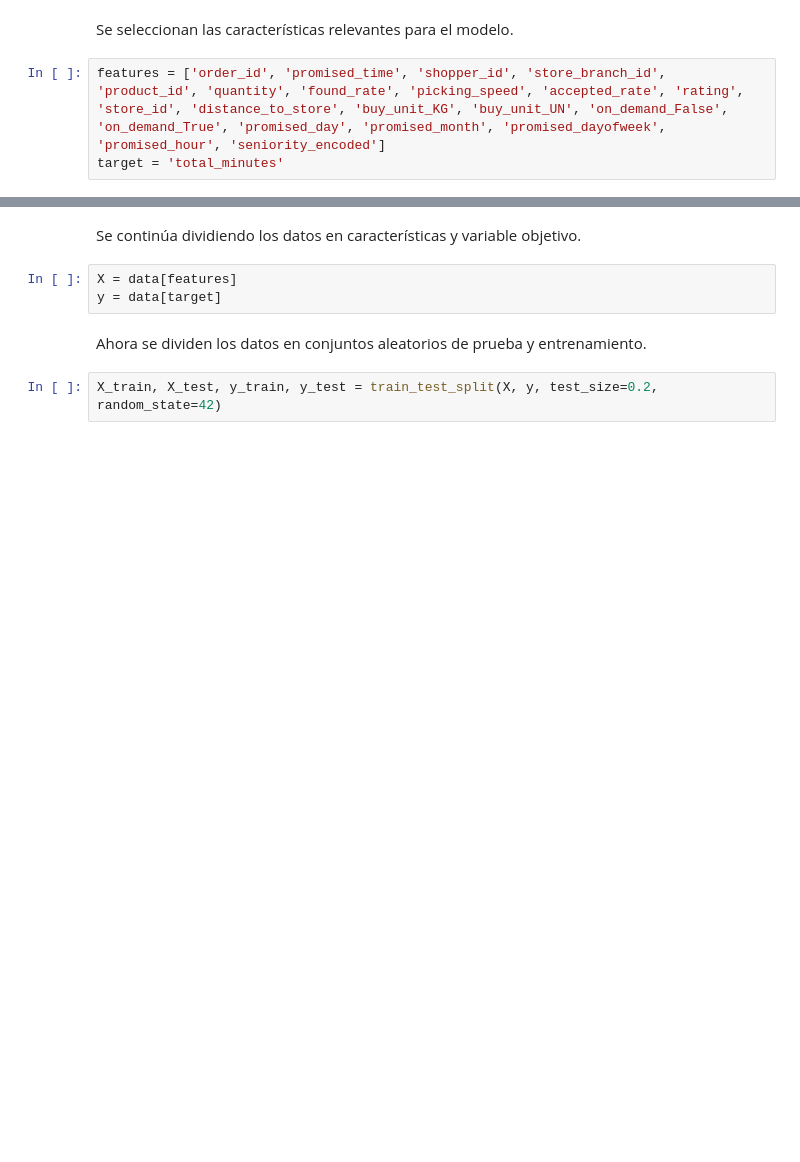
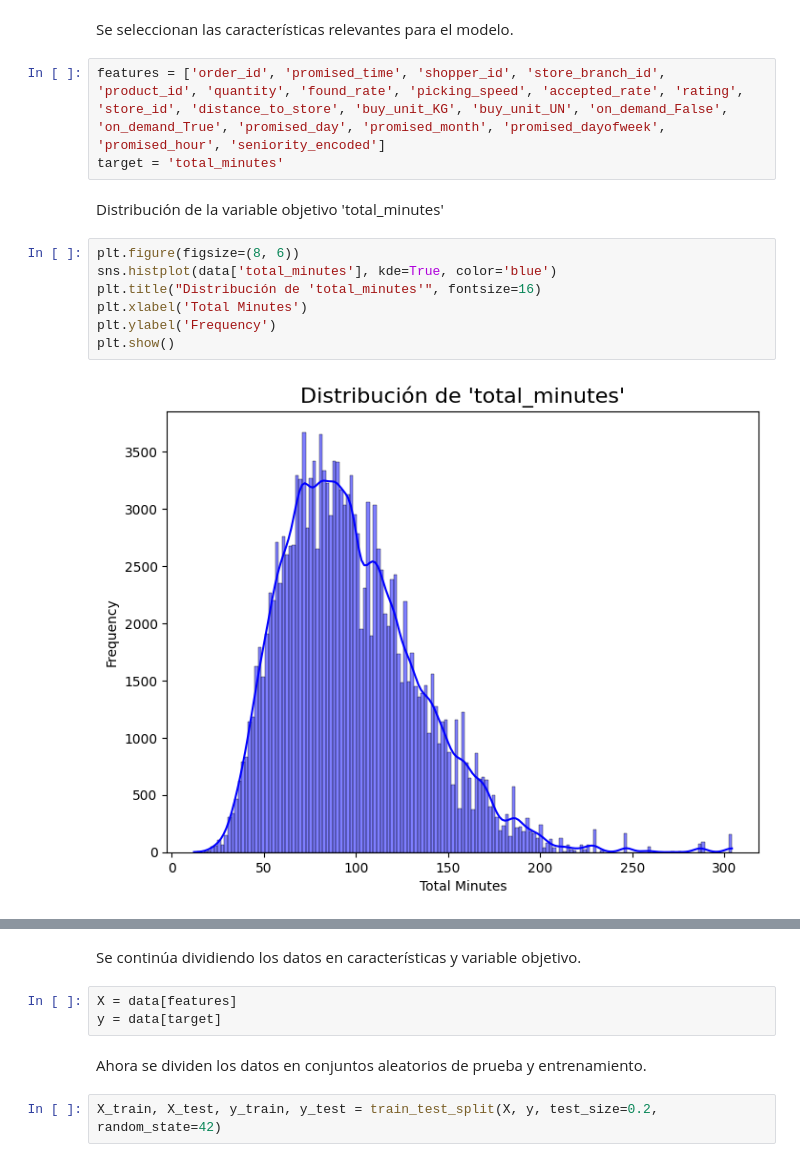
Before and after one commit to diego-oyarce/trabajo-final-ml, a Jupyter notebook: trabajo_final_ML.ipynb, the cells around one changed output, grey strips where cells are left out. Drawn from its saved outputs; the diff is of its cells as text; blank space fills up the shorter version.

```diff
--- a/trabajo_final_ML.ipynb
+++ b/trabajo_final_ML.ipynb
@@ -83,3 +74,14 @@ Se seleccionan las características relevantes para el modelo.
 # %%
 features = ['order_id', 'promised_time', 'shopper_id', 'store_branch_id', 'product_id', 'quantity', 'found_rate', 'picking_speed', 'accepted_rate', 'rating', 'store_id', 'distance_to_store', 'buy_unit_KG', 'buy_unit_UN', 'on_demand_False', 'on_demand_True', 'promised_day', 'promised_month', 'promised_dayofweek', 'promised_hour', 'seniority_encoded']
 target = 'total_minutes'
+# %% [markdown]
+Distribución de la variable objetivo 'total_minutes'
+# %%
+plt.figure(figsize=(8, 6))
+sns.histplot(data['total_minutes'], kde=True, color='blue')
+plt.title("Distribución de 'total_minutes'", fontsize=16)
+plt.xlabel('Total Minutes')
+plt.ylabel('Frequency')
+plt.show()
+# %% [output]
+[figure, added]
```
Also changed, not shown: parts of 6 cells of this notebook.
